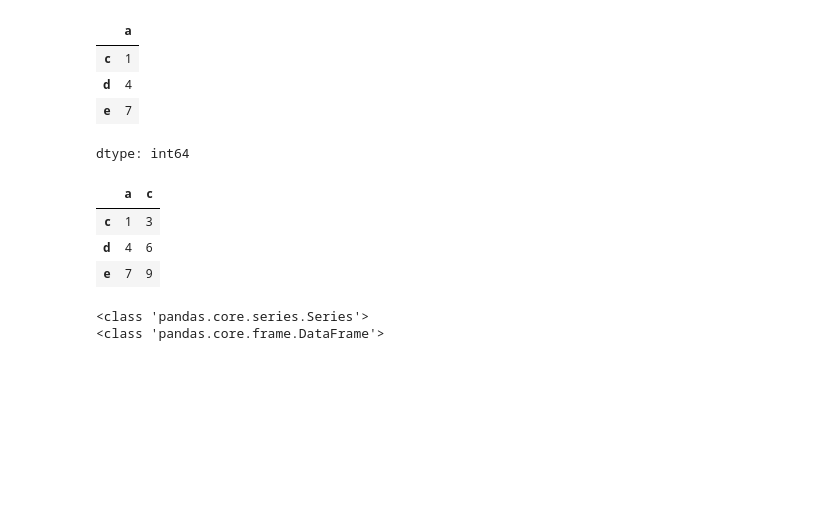
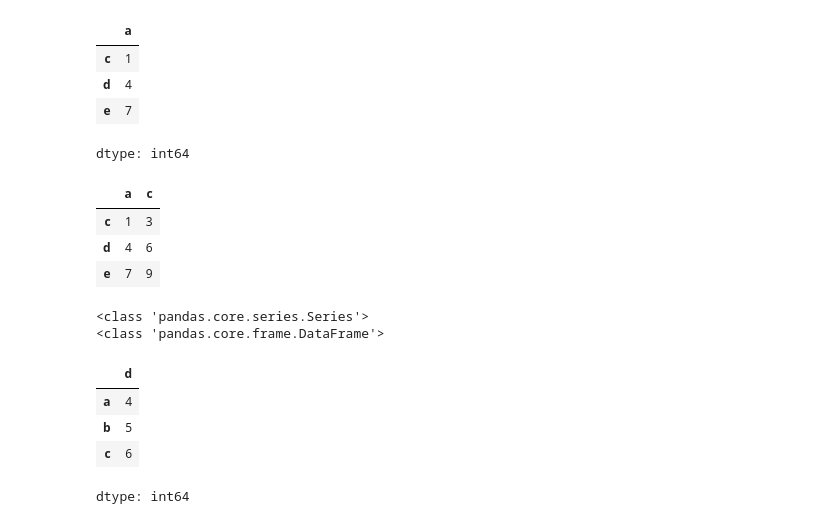
Before and after one commit to Yiting916/tibame_python, a Jupyter notebook: 0113.ipynb, the cells around one changed output. Drawn from its saved outputs; the diff is of its cells as text; code cells hidden in the pictures; blank space fills up the shorter version.

```diff
--- a/0113.ipynb
+++ b/0113.ipynb
@@ -144,3 +163,13 @@ print(type(practice[["a", "c"]]))
 # %% [output]
 <class 'pandas.core.series.Series'>
 <class 'pandas.core.frame.DataFrame'>
+# %%
+# 取列
+# 1. 看他實際第幾列 (iloc): list, 把 0...2 當key 2. 看列標籤 (loc): 字典, 把列標籤當key
+practice.loc["d"]
+# %% [output]
+|  | d |
+| a | 4 |
+| b | 5 |
+| c | 6 |
+dtype: int64
```
Also changed, not shown: parts of 11 cells of this notebook.
